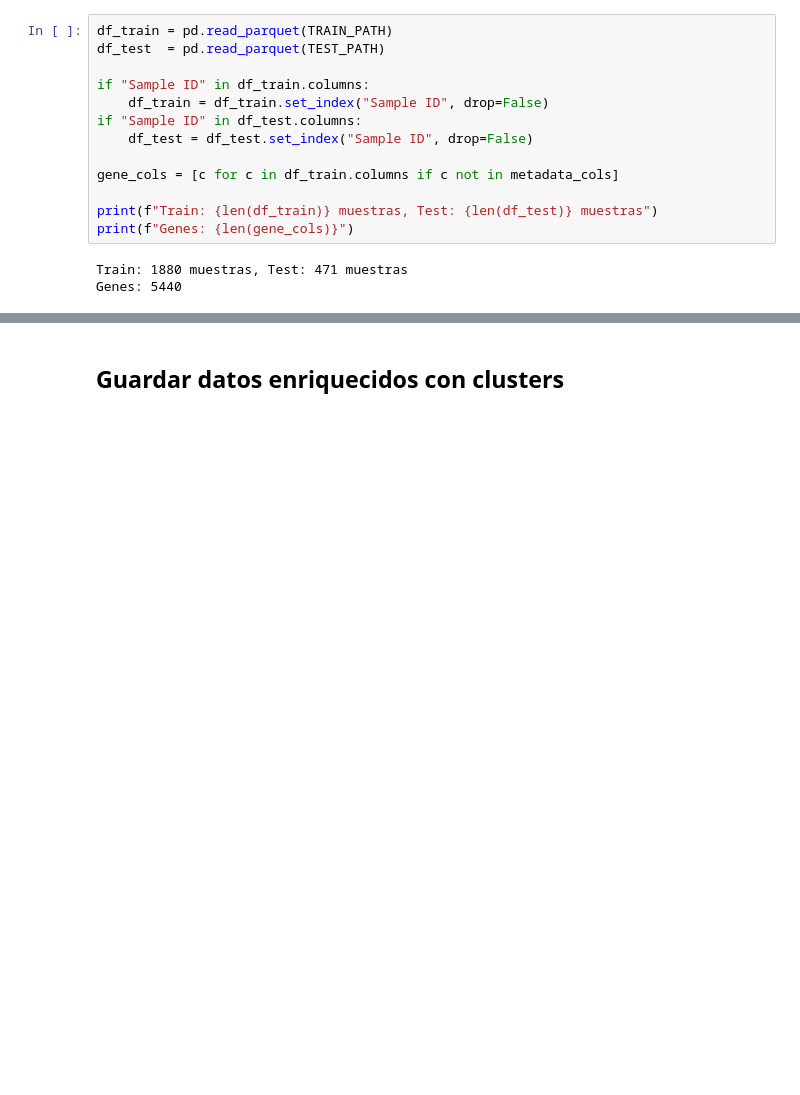
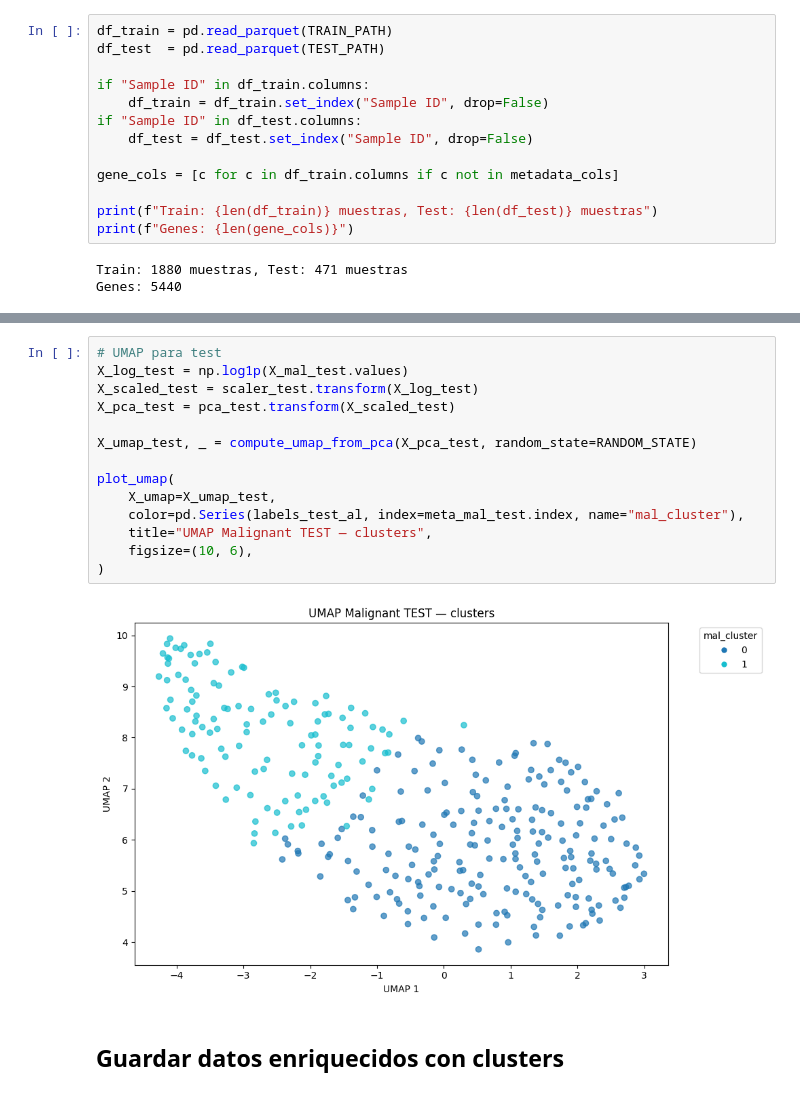
Before and after one commit to MisterMito/TFM, a Jupyter notebook: notebooks/1.2-ssic-unsupervised-cluster-labels.ipynb, the cells around one changed output, grey strips where cells are left out. Cells and saved outputs as stored; diff of their text form; blank space fills up the shorter version.

```diff
--- a/notebooks/1.2-ssic-unsupervised-cluster-labels.ipynb
+++ b/notebooks/1.2-ssic-unsupervised-cluster-labels.ipynb
@@ -210,3 +237,19 @@ plot_umap(
+# %%
+# UMAP para test
+X_log_test = np.log1p(X_mal_test.values)
+X_scaled_test = scaler_test.transform(X_log_test)
+X_pca_test = pca_test.transform(X_scaled_test)
+
+X_umap_test, _ = compute_umap_from_pca(X_pca_test, random_state=RANDOM_STATE)
+
+plot_umap(
+    X_umap=X_umap_test,
+    color=pd.Series(labels_test_al, index=meta_mal_test.index, name="mal_cluster"),
+    title="UMAP Malignant TEST — clusters",
+    figsize=(10, 6),
+)
+# %% [output]
+[figure, added]
 # %% [markdown]
 ## Guardar datos enriquecidos con clusters
 # %%
```
Also changed, not shown: parts of 21 cells of this notebook.
